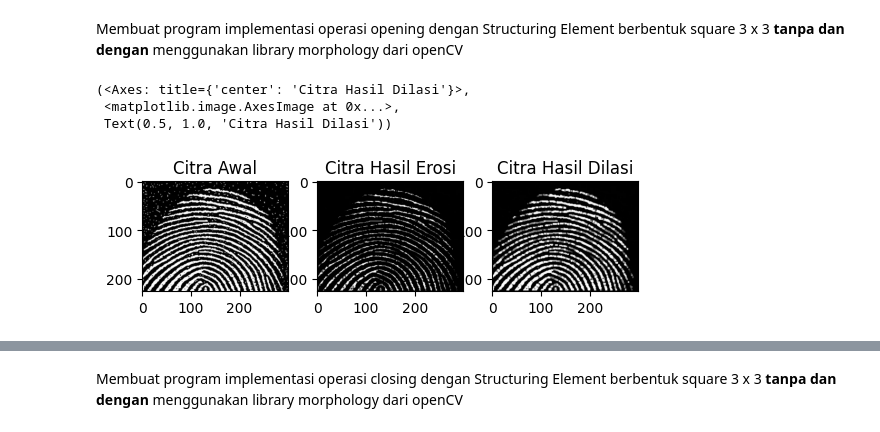
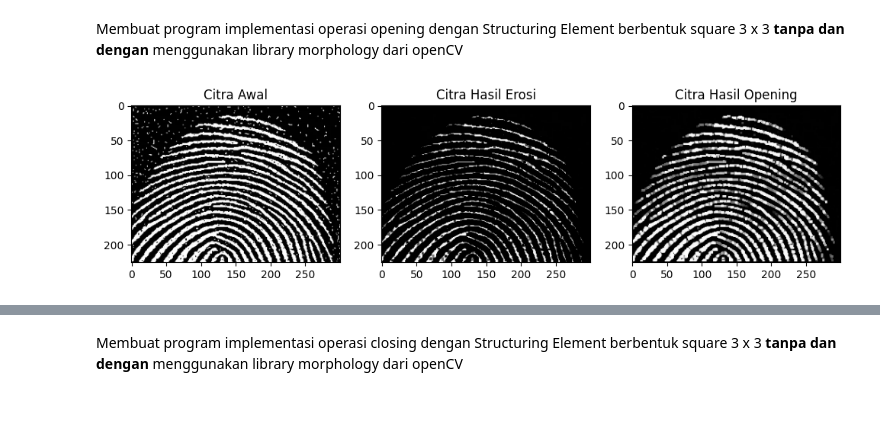
Before and after one commit to SitiZumarohdf/PCVK_Genap_2023, a Jupyter notebook: Week_9.ipynb, the cells around one changed output, grey strips where cells are left out. Drawn from its saved outputs; the diff is of its cells as text; code cells hidden in the pictures.

```diff
--- a/Week_9.ipynb
+++ b/Week_9.ipynb
@@ -165,0 +122,13 @@ axs[1].imshow(output_erosi_with_library)
+# %%
+# EROSI DENGAN MENGGUNAKAN LIBRARY
+
+# Input image
+img2 = cv2.imread('/content/drive/MyDrive/PCVK/Image/j.png')
+kernel = cv2.getStructuringElement(cv2.MORPH_RECT,(5,5))
+erosion = cv2.erode(img2, kernel,iterations = 1)
+
+#Menampilkan citra awal dan citra hasil erosi
+print(kernel)
+plt.subplot(121), plt.imshow(img2, cmap="gray"), plt.title('Citra Awal')
+plt.subplot(122), plt.imshow(erosion, cmap="gray"), plt.title('Citra Hasil Erosi')
+plt.show()
@@ -169,59 +145,53 @@ berbentuk square 3 x 3 **tanpa dan dengan** menggunakan library morphology dari
 openCV
 # %%
 #TANPA MENGGUNAKAN LIBRARY
-# Membaca image untuk operasi erosi
-img7 = cv2.imread('/content/drive/MyDrive/PCVK/Image/fingerprint.png', 0)
+# Membaca image
+img3 = cv2.imread('/content/drive/MyDrive/PCVK/Image/fingerprint.png', 0)
 
-#Acquire size of the image
-m, n = img7.shape
+#atribut array yang akan berisi m=tinggi/baris , n=lebar/kolom
+m, n = img3.shape
 
-#Show the image
-plt.imshow(img7, cmap="gray")
-
-# Define the structuring element
+# elemen Struktural
 # k= 11,15,45 -Different sizes of the structuring element
 k = 3
 SE = np.ones((k,k), dtype=np.uint8)
 constant = (k-1)//2
 
-#Define new image
-imgErode = np.zeros((m,n), dtype=np.uint8)
+#digunakan untuk menampung hasil citra erosi
+erosi = np.zeros((m,n), dtype=np.uint8)
 
-#Proses Dilasi
+#Perulangan dimana i = baris dan j= kolom
 for i in range(constant, m-constant): #constant adalah tipe variable yang nilainya tidak dapat diubah
   for j in range(constant,n-constant):
-    temp = img7[i-constant:i+constant+1, j-constant:j+constant+1] #temp digunakan untuk menampung atau menyimpan data untuk sementara
+    temp = img3[i-constant:i+constant+1, j-constant:j+constant+1] #temp digunakan untuk menampung atau menyimpan data untuk sementara
     product = temp * SE
-    imgErode[i,j] = np.min(product)
-
-#Read the image for dilation
-img7_2 = imgErode
+    erosi[i,j] = np.min(product)
 
 #Acquire size of the image
-p, q= img7_2.shape
-
-#Show the image
-plt.imshow(img7_2, cmap="gray")
+p, q= erosi.shape
 
 #Define new image to store the pixels of dilated image
-imgDilate = np.zeros((p,q), dtype=np.uint8)
+opening = np.zeros((p,q), dtype=np.uint8)
 
 #Define the structuring element
-SED = np.array([[1,1,1], [1,1,1], [1,1,1]])
+SED = np.array([[1,1,1],
+                [1,1,1],
+                [1,1,1]])
 constant1 = 1
 
 #Dilation operation without using inbuilt cv2 function
-for i in range(constant1, p-constant1): #baris
-  for j in range(constant1,q-constant1): #kolom
-    temp = img7_2[i-constant1:i+constant1+1, j-constant1:j+constant1+1]
+for i in range(constant1, p-constant1):
+  for j in range(constant1,q-constant1):
+    temp = erosi[i-constant1:i+constant1+1, j-constant1:j+constant1+1]
     product = temp * SED
-    imgDilate[i,j] = np.max(product)
+    opening[i,j] =np.max(product)
 
-plt.subplot(131),plt.imshow(img7, cmap="gray"),plt.title('Citra Awal')
-plt.subplot(132),plt.imshow(imgErode, cmap="gray"),plt.title('Citra Hasil Erosi')
-plt.subplot(133),plt.imshow(imgDilate, cmap="gray"),plt.title('Citra Hasil Dilasi')
+# Menampilkan gambar
+plt.figure(figsize=(12,8))
+
+plt.subplot(131), plt.imshow(img3, cmap="gray"), plt.title('Citra Awal')
+plt.subplot(132), plt.imshow(erosion, cmap="gray"), plt.title('Citra Hasil Erosi')
+plt.subplot(133), plt.imshow(opening, cmap="gray"), plt.title('Citra Hasil Opening')
+plt.show()
 # %% [output]
-(<Axes: title={'center': 'Citra Hasil Dilasi'}>,
- <matplotlib.image.AxesImage at 0x...>,
- Text(0.5, 1.0, 'Citra Hasil Dilasi'))
-[figure, old version]
+[figure, new version]
```
Also changed, not shown: parts of 21 cells of this notebook.
